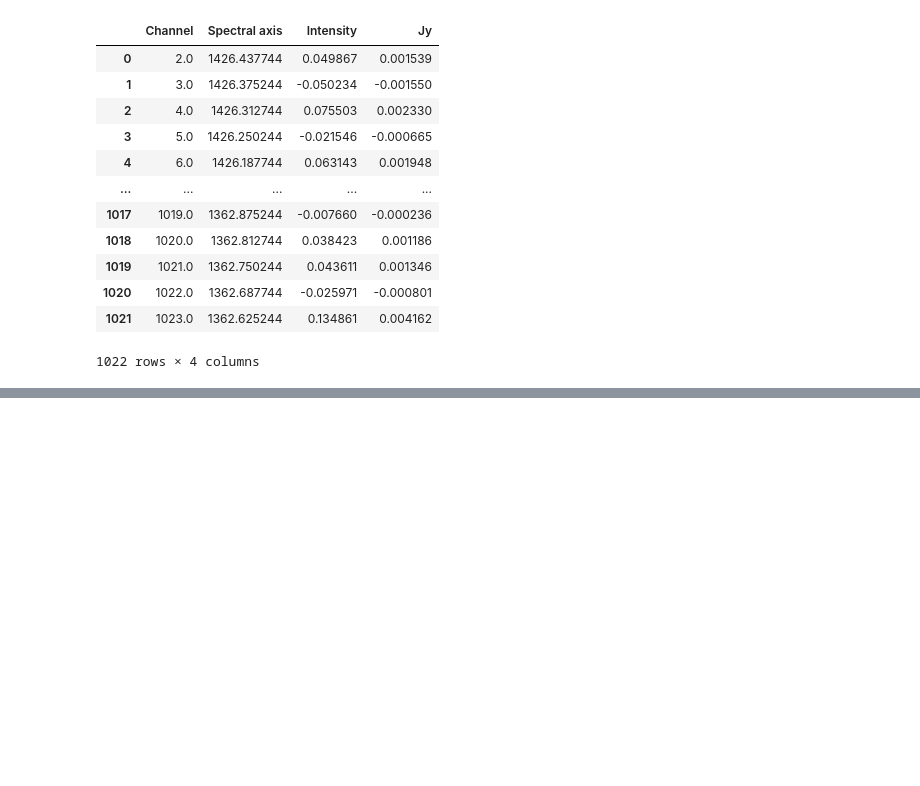
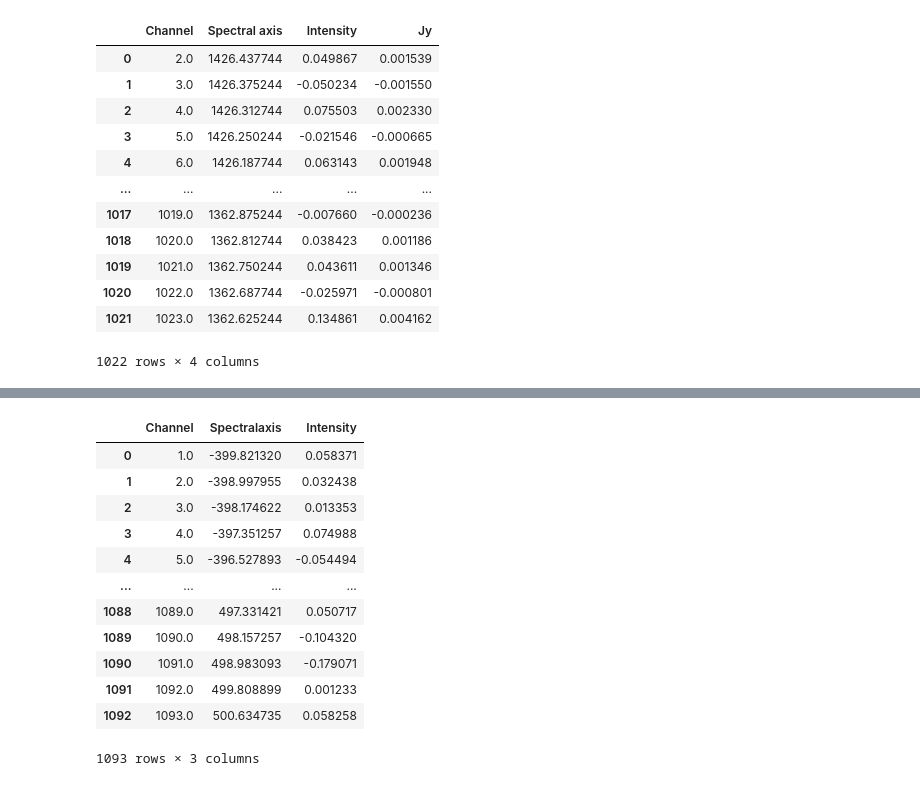
Before and after one commit to rtraas/SETI-Proxima-Centauri, a Jupyter notebook: H21cm.ipynb, the cells around one changed output, grey strips where cells are left out. Cells and saved outputs as stored; diff of their text form; code cells hidden in the pictures; blank space fills up the shorter version.

```diff
--- a/H21cm.ipynb
+++ b/H21cm.ipynb
@@ -204,0 +205,17 @@ plt.show()
+# %%
+GASS = pd.read_csv('GASS_ProxCen.txt', sep=" ")
+GASS
+# %% [output]
+|  | Channel | Spectralaxis | Intensity |
+| 0 | 1.0 | -399.821320 | 0.058371 |
+| 1 | 2.0 | -398.997955 | 0.032438 |
+| 2 | 3.0 | -398.174622 | 0.013353 |
+| 3 | 4.0 | -397.351257 | 0.074988 |
+| 4 | 5.0 | -396.527893 | -0.054494 |
+| ... | ... | ... | ... |
+| 1088 | 1089.0 | 497.331421 | 0.050717 |
+| 1089 | 1090.0 | 498.157257 | -0.104320 |
+| 1090 | 1091.0 | 498.983093 | -0.179071 |
+| 1091 | 1092.0 | 499.808899 | 0.001233 |
+| 1092 | 1093.0 | 500.634735 | 0.058258 |
+1093 rows × 3 columns
```
Also changed, not shown: parts of 3 cells of this notebook, 1 other file.
